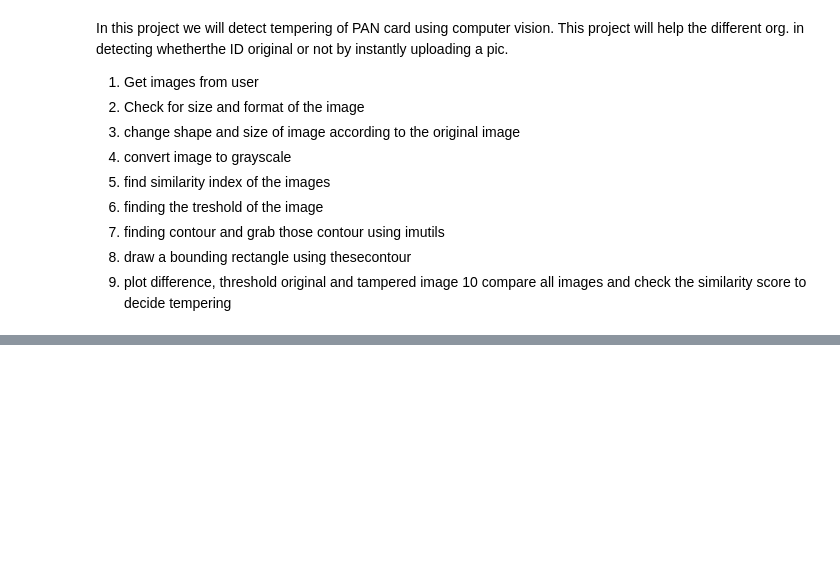
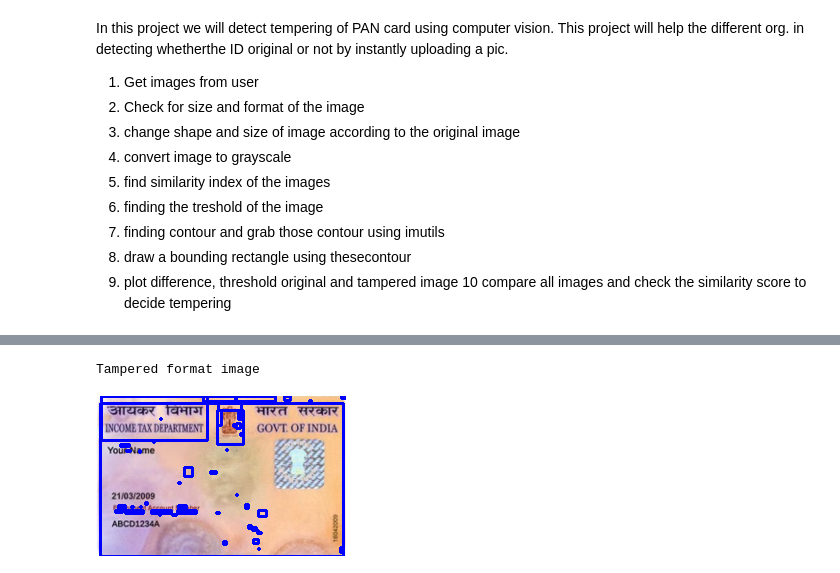
Before and after one commit to ElenaBara21/DataScienceProjects, a Jupyter notebook: ID_tampering_detection.ipynb, the cells around one changed output, grey strips where cells are left out. Saved outputs shown, nothing was run; the diff lists cells and outputs as text; code cells hidden in the pictures; blank space fills up the shorter version.

```diff
--- a/ID_tampering_detection.ipynb
+++ b/ID_tampering_detection.ipynb
@@ -27,0 +128,7 @@ import requests #fetch data from URL
+# %%
+#Display tampered image with contour
+print('Tampered format image')
+Image.fromarray(tampered)
+# %% [output]
+Tampered format image
+[figure, added]
```
Also changed, not shown: parts of 28 cells of this notebook.
